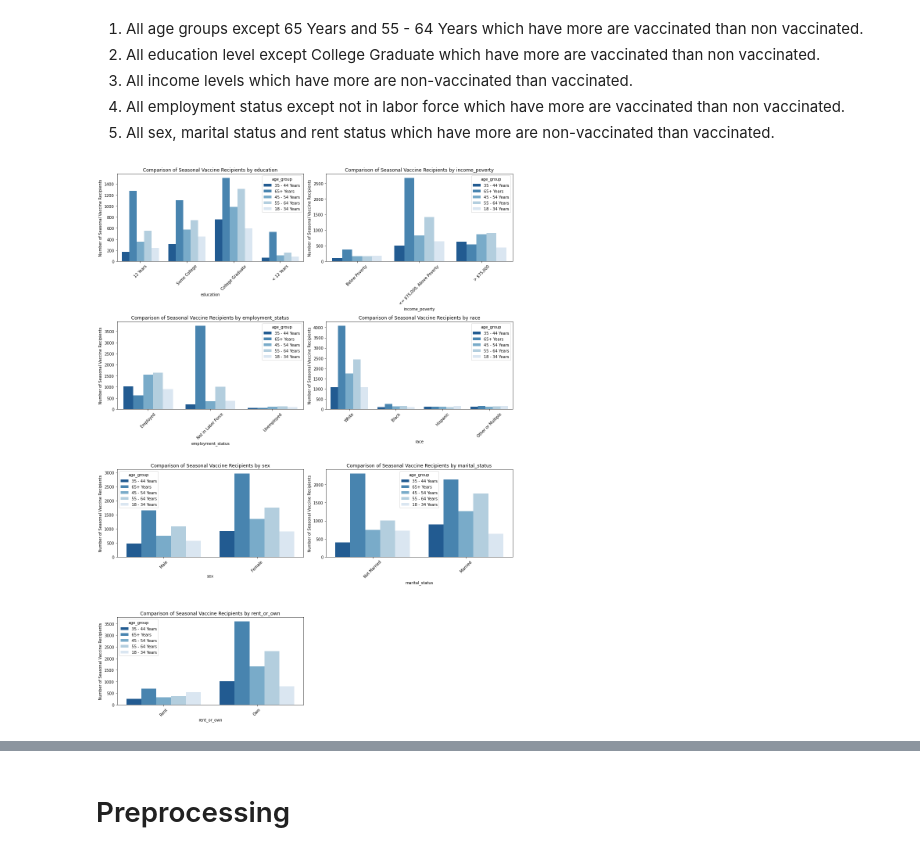
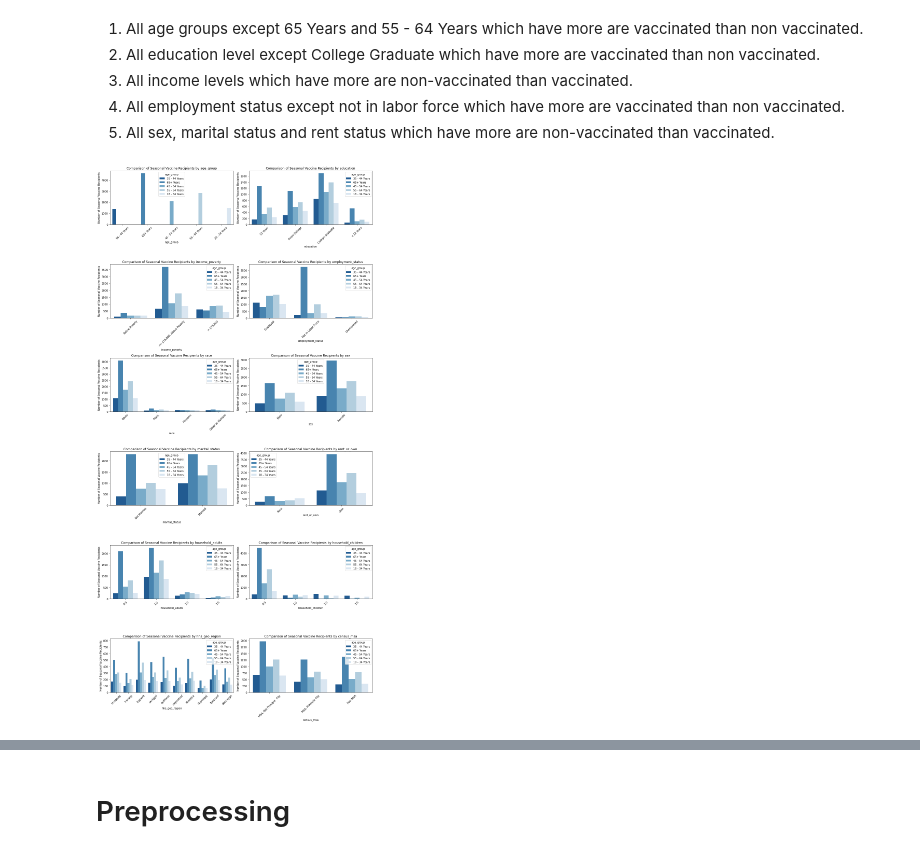
Before and after one commit to Sego-Mich/mich_phase_3_final_project, a Jupyter notebook: index.ipynb, the cells around one changed output, grey strips where cells are left out. Drawn from its saved outputs; the diff is of its cells as text; code cells hidden in the pictures.

```diff
--- a/index.ipynb
+++ b/index.ipynb
@@ -566,5 +601,5 @@ count=0
 for col in numeric_df:
     count += 1
     plt.subplot(grid,2,count)
-    sns.boxplot(y=train_features_df[col])
+    sns.boxplot(y=train_df[col])
 # %% [output]
@@ -702,16 +735,15 @@ The survey had many **not vaccinated** respondents for h1n1 vaccine.With the lea
 # %% [markdown]
 ## Bivariate Analysis
 # %%
-#columns to compare
-col = ["age_group", "education", "income_poverty", "employment_status",
-       "race", "sex", "marital_status", "rent_or_own"]
+selected_features = ["age_group", "education", "income_poverty", "employment_status",
+    "race", "sex", "marital_status", "rent_or_own","household_adults", "household_children","hhs_geo_region", "census_msa" ]
 
-fig, axes = plt.subplots(nrows=4, ncols=2, figsize=(15, 20))
+fig, axes = plt.subplots(nrows=6, ncols=2, figsize=(15, 20))
 
 axes = axes.flatten()
 
 # Loop through each column in the list
-for i, feature in enumerate(col):
+for i, feature in enumerate(selected_features):
     # creating pivot table to aggregate the feature by seasonal_vaccine
     feature_seasonal_vaccine = train_df.pivot_table(index=feature, values='seasonal_vaccine', aggfunc='sum')
 
@@ -748,13 +780,13 @@ plt.show()
 - **Below Property**
 # %%
  # Create subplots, setting the number of rows and columns
-fig, axes = plt.subplots(nrows=4, ncols=2, figsize=(15, 20))
+fig, axes = plt.subplots(nrows=6, ncols=2, figsize=(15, 20))
 
 # Flatten axes array for easy iteration
 axes = axes.flatten()
 
 # Loop through each column in the list
-for i, feature in enumerate(col):
+for i, feature in enumerate(selected_features):
     # Filter the train_df to only include rows where seasonal_vaccine == 0
     feature_seasonal_vaccine_0 = train_df[train_df['seasonal_vaccine'] == 0]
 
@@ -790,16 +822,12 @@ plt.show()
 # %% [markdown]
 ## Multivariate Analysis
 # %%
-#columns to compare
-col = ["age_group", "education", "income_poverty", "employment_status",
-       "race", "sex", "marital_status", "rent_or_own"]
-
-fig, axes = plt.subplots(nrows=4, ncols=2, figsize=(15, 20))
+fig, axes = plt.subplots(nrows=6, ncols=2, figsize=(15, 20))
 
 axes = axes.flatten()
 
 # Loop through each column in the list
-for i, feature in enumerate(col):
+for i, feature in enumerate(selected_features):
     # creating pivot table to aggregate the feature by seasonal_vaccine
 
     sns.countplot(x=train_df[feature],hue=train_df['seasonal_vaccine'],palette='Blues_r',
@@ -821,36 +849,32 @@ plt.show()
 4. All employment status except not in labor force which have more are vaccinated than non vaccinated.
 5. All sex, marital status and rent status which have more are non-vaccinated than vaccinated.
 # %%
-# Columns to compare
-col = ["education", "income_poverty", "employment_status",
-       "race", "sex", "marital_status", "rent_or_own"]
-
-# Filter dataset where seasonal_vaccine was given
+ # Filter dataset where seasonal_vaccine was given
 df_vaccinated = train_df[train_df['seasonal_vaccine'] == 1]
 
 # Create subplots dynamically based on the number of features
 n_cols = 2  # Number of columns in the subplot
-n_rows = (len(col) + n_cols - 1) // n_cols  # Calculate required rows dynamically
+n_rows = (len(selected_features) + n_cols - 1) // n_cols  # Calculate required rows dynamically
 
 fig, axes = plt.subplots(nrows=n_rows, ncols=n_cols, figsize=(15, 5 * n_rows))
 axes = axes.flatten()
 
 # Loop through each column in the list
-for i, feature in enumerate(col):
+for i, feature in enumerate(selected_features):
     sns.countplot(x=df_vaccinated[feature], hue=df_vaccinated['age_group'],
                   palette='Blues_r', ax=axes[i])
 
     axes[i].set_xlabel(feature)
     axes[i].set_ylabel('Number of Seasonal Vaccine Recipients')
     axes[i].set_title(f'Comparison of Seasonal Vaccine Recipients by {feature}')
     axes[i].tick_params(axis='x', rotation=45)
 
 # Remove any empty subplots
 for j in range(len(col), len(axes)):
     fig.delaxes(axes[j])
 
 # Adjust layout and display
 plt.tight_layout()
 plt.show()
 # %% [output]
-[figure, old version]
+[figure, new version]
```
Also changed, not shown: parts of 46 cells of this notebook, 4 other files.
